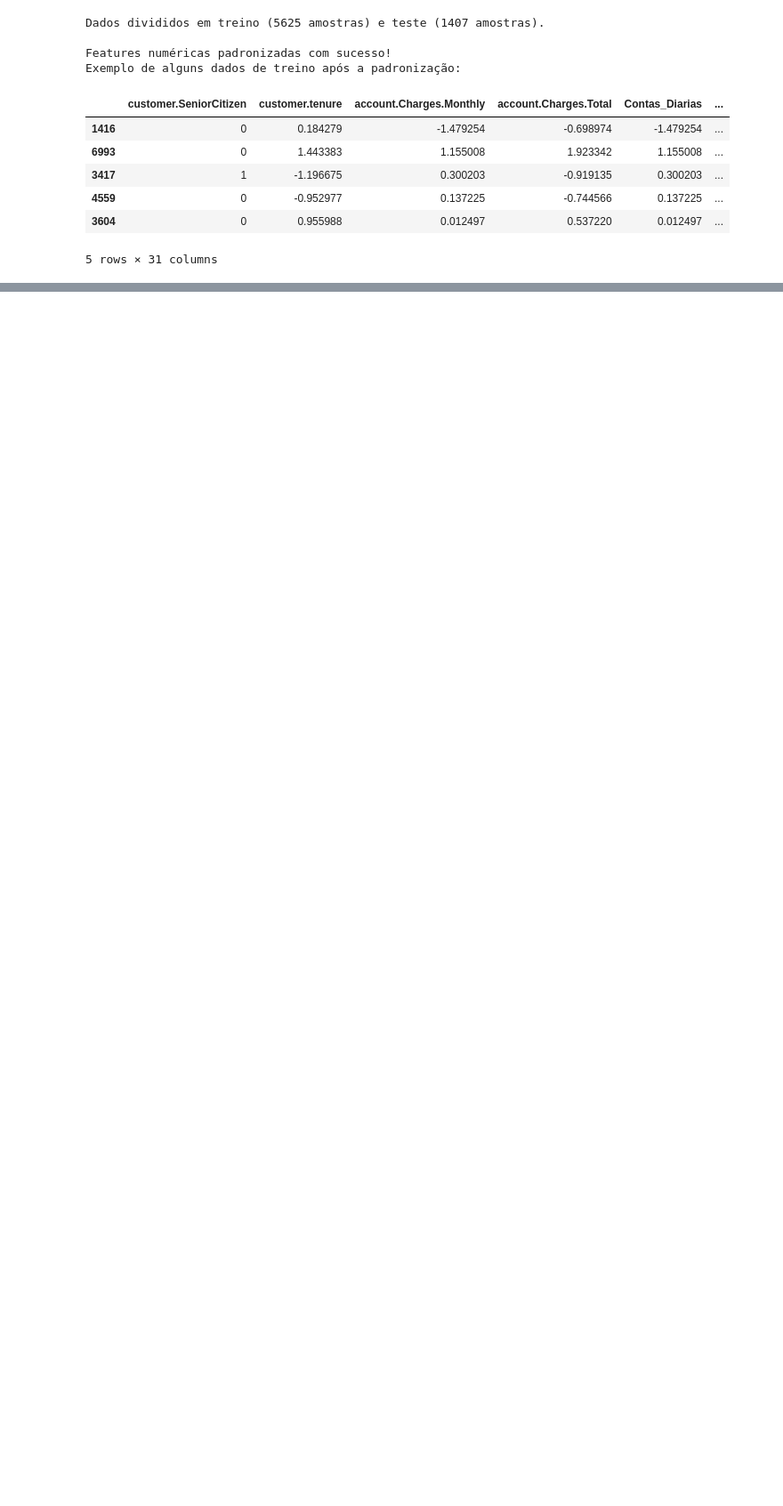
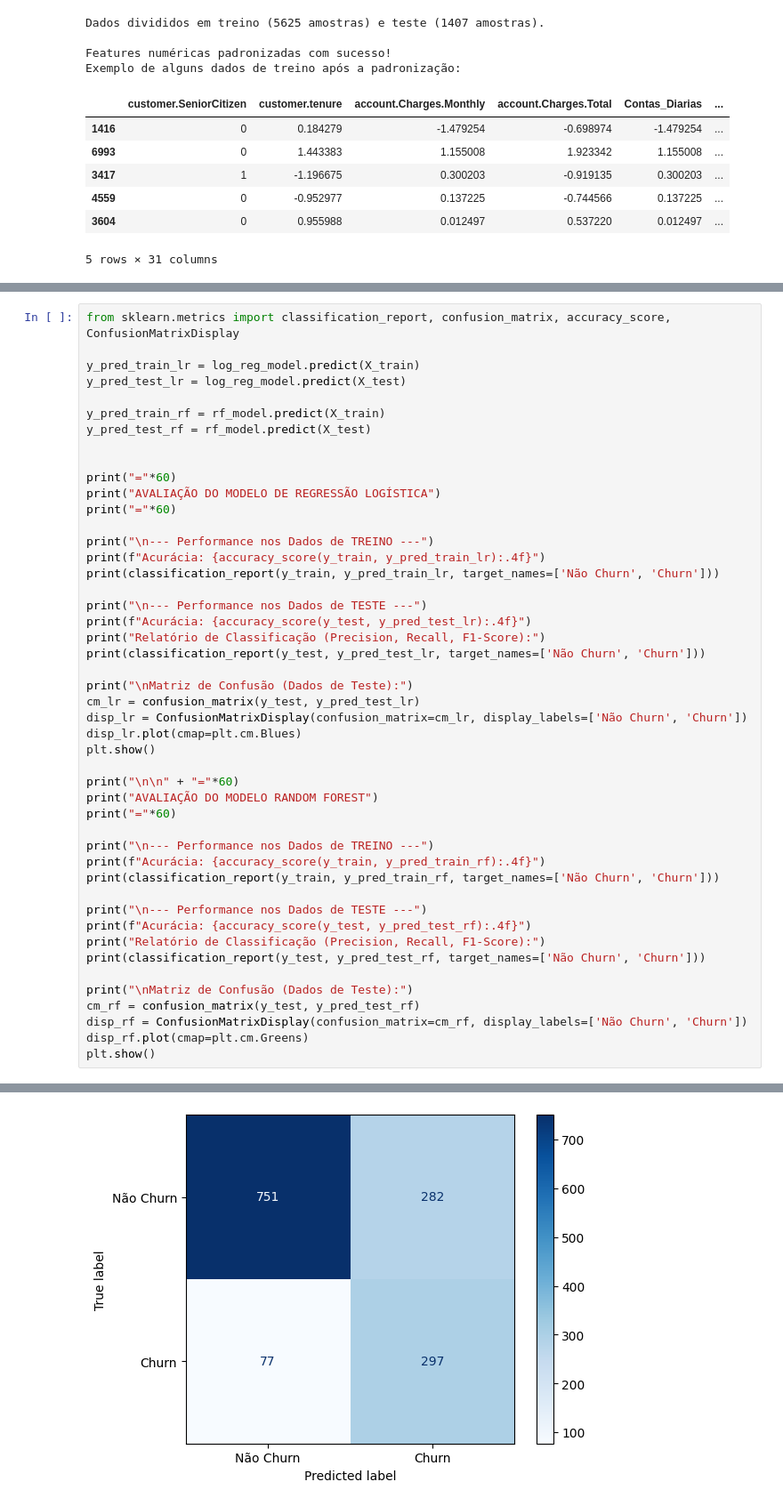
Before and after one commit to Wolfinmoon/telecomX_pt-2, a Jupyter notebook: TelecomX_pt_2.ipynb, the cells around one changed output, grey strips where cells are left out. Shown: that part at 89% size. Saved outputs shown, nothing was run; the diff lists cells and outputs as text; blank space fills up the shorter version.

```diff
--- a/TelecomX_pt_2.ipynb
+++ b/TelecomX_pt_2.ipynb
@@ -120,0 +236,48 @@ Exemplo de alguns dados de treino após a padronização:
+# %%
+from sklearn.metrics import classification_report, confusion_matrix, accuracy_score, ConfusionMatrixDisplay
+
+y_pred_train_lr = log_reg_model.predict(X_train)
+y_pred_test_lr = log_reg_model.predict(X_test)
+
+y_pred_train_rf = rf_model.predict(X_train)
+y_pred_test_rf = rf_model.predict(X_test)
+
+
+print("="*60)
+print("AVALIAÇÃO DO MODELO DE REGRESSÃO LOGÍSTICA")
+print("="*60)
+
+print("\n--- Performance nos Dados de TREINO ---")
+print(f"Acurácia: {accuracy_score(y_train, y_pred_train_lr):.4f}")
+print(classification_report(y_train, y_pred_train_lr, target_names=['Não Churn', 'Churn']))
+
+print("\n--- Performance nos Dados de TESTE ---")
+print(f"Acurácia: {accuracy_score(y_test, y_pred_test_lr):.4f}")
+print("Relatório de Classificação (Precision, Recall, F1-Score):")
+print(classification_report(y_test, y_pred_test_lr, target_names=['Não Churn', 'Churn']))
+
+print("\nMatriz de Confusão (Dados de Teste):")
+cm_lr = confusion_matrix(y_test, y_pred_test_lr)
+disp_lr = ConfusionMatrixDisplay(confusion_matrix=cm_lr, display_labels=['Não Churn', 'Churn'])
+disp_lr.plot(cmap=plt.cm.Blues)
+plt.show()
+
+print("\n\n" + "="*60)
+print("AVALIAÇÃO DO MODELO RANDOM FOREST")
+print("="*60)
+
+print("\n--- Performance nos Dados de TREINO ---")
+print(f"Acurácia: {accuracy_score(y_train, y_pred_train_rf):.4f}")
+print(classification_report(y_train, y_pred_train_rf, target_names=['Não Churn', 'Churn']))
+
+print("\n--- Performance nos Dados de TESTE ---")
+print(f"Acurácia: {accuracy_score(y_test, y_pred_test_rf):.4f}")
+print("Relatório de Classificação (Precision, Recall, F1-Score):")
+print(classification_report(y_test, y_pred_test_rf, target_names=['Não Churn', 'Churn']))
+
+print("\nMatriz de Confusão (Dados de Teste):")
+cm_rf = confusion_matrix(y_test, y_pred_test_rf)
+disp_rf = ConfusionMatrixDisplay(confusion_matrix=cm_rf, display_labels=['Não Churn', 'Churn'])
+disp_rf.plot(cmap=plt.cm.Greens)
+plt.show()
+# %% [output]
@@ -120,0 +301 @@ Exemplo de alguns dados de treino após a padronização:
+[figure, added]
```
Also changed, not shown: parts of 19 cells of this notebook.
